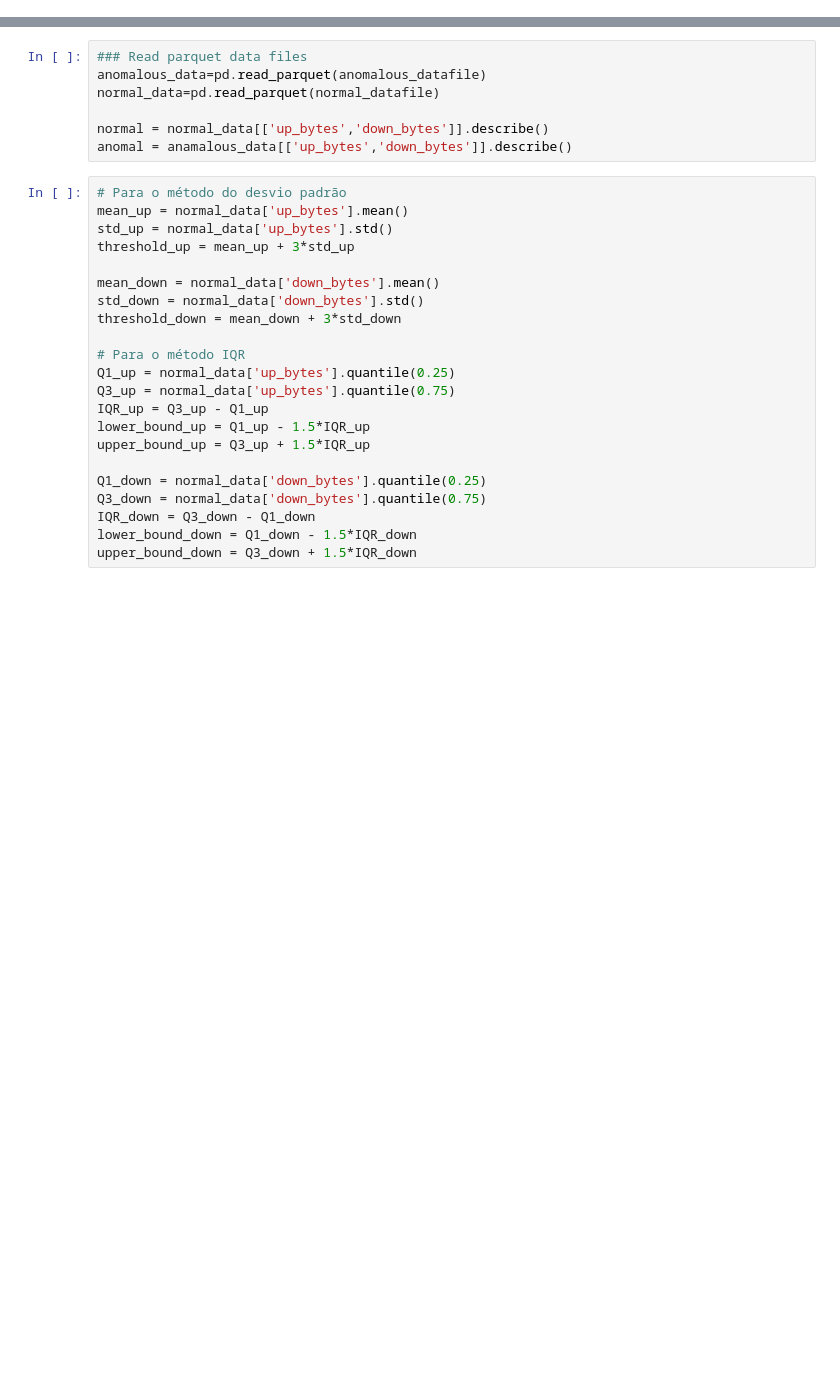
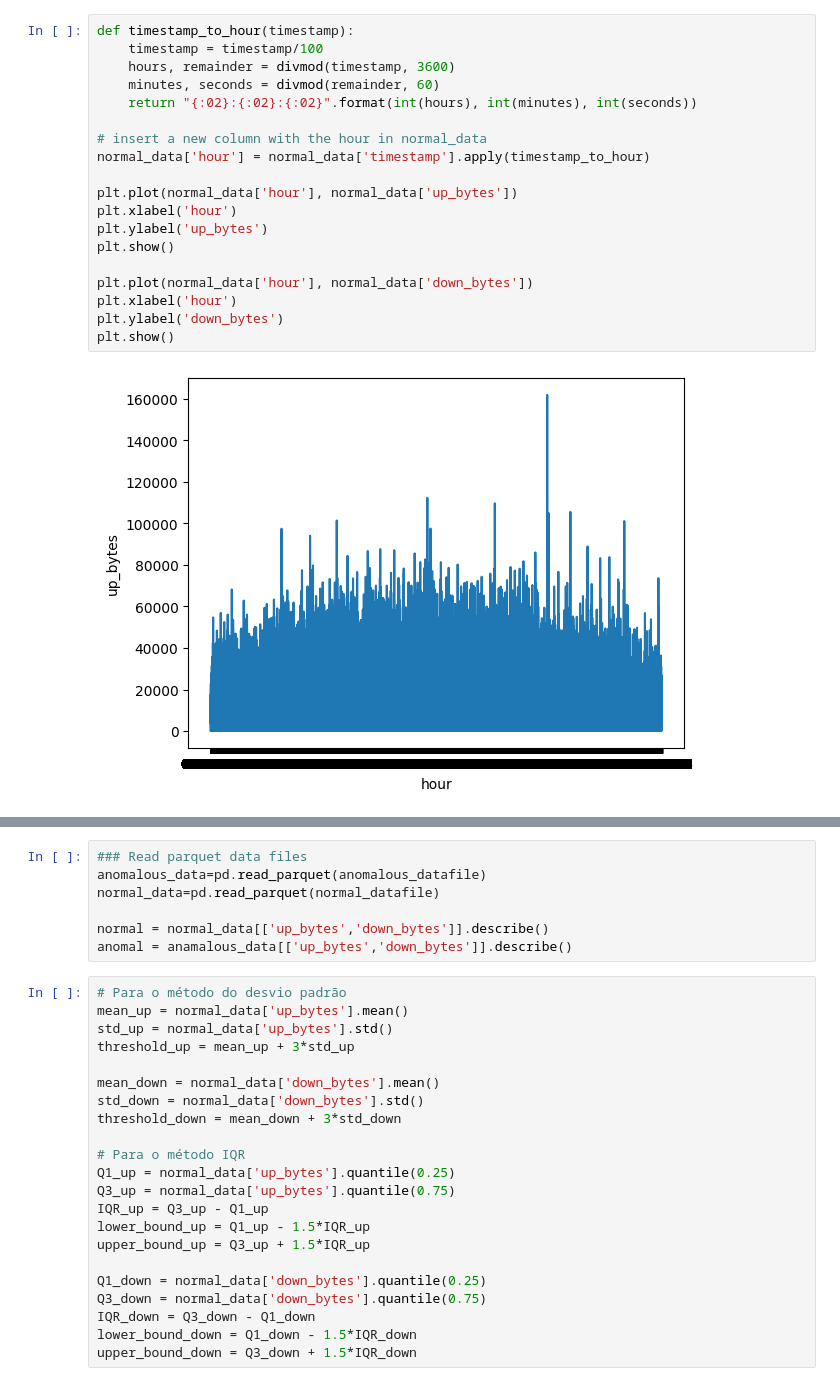
Before and after one commit to JoaoantonioViegas/SRC-Project2, a Jupyter notebook: Anomalous_detections.ipynb, the cells around one changed output, grey strips where cells are left out. Drawn from its saved outputs; the diff is of its cells as text; blank space fills up the shorter version.

```diff
--- a/Anomalous_detections.ipynb
+++ b/Anomalous_detections.ipynb
@@ -61,0 +37,21 @@ dns.ua.pt.
+# %%
+def timestamp_to_hour(timestamp):
+    timestamp = timestamp/100
+    hours, remainder = divmod(timestamp, 3600)
+    minutes, seconds = divmod(remainder, 60)
+    return "{:02}:{:02}:{:02}".format(int(hours), int(minutes), int(seconds))
+
+# insert a new column with the hour in normal_data
+normal_data['hour'] = normal_data['timestamp'].apply(timestamp_to_hour)
+
+plt.plot(normal_data['hour'], normal_data['up_bytes'])
+plt.xlabel('hour')
+plt.ylabel('up_bytes')
+plt.show()
+
+plt.plot(normal_data['hour'], normal_data['down_bytes'])
+plt.xlabel('hour')
+plt.ylabel('down_bytes')
+plt.show()
+# %% [output]
+[figure, added]
```
Also changed, not shown: parts of 9 cells of this notebook, 5 other files.
